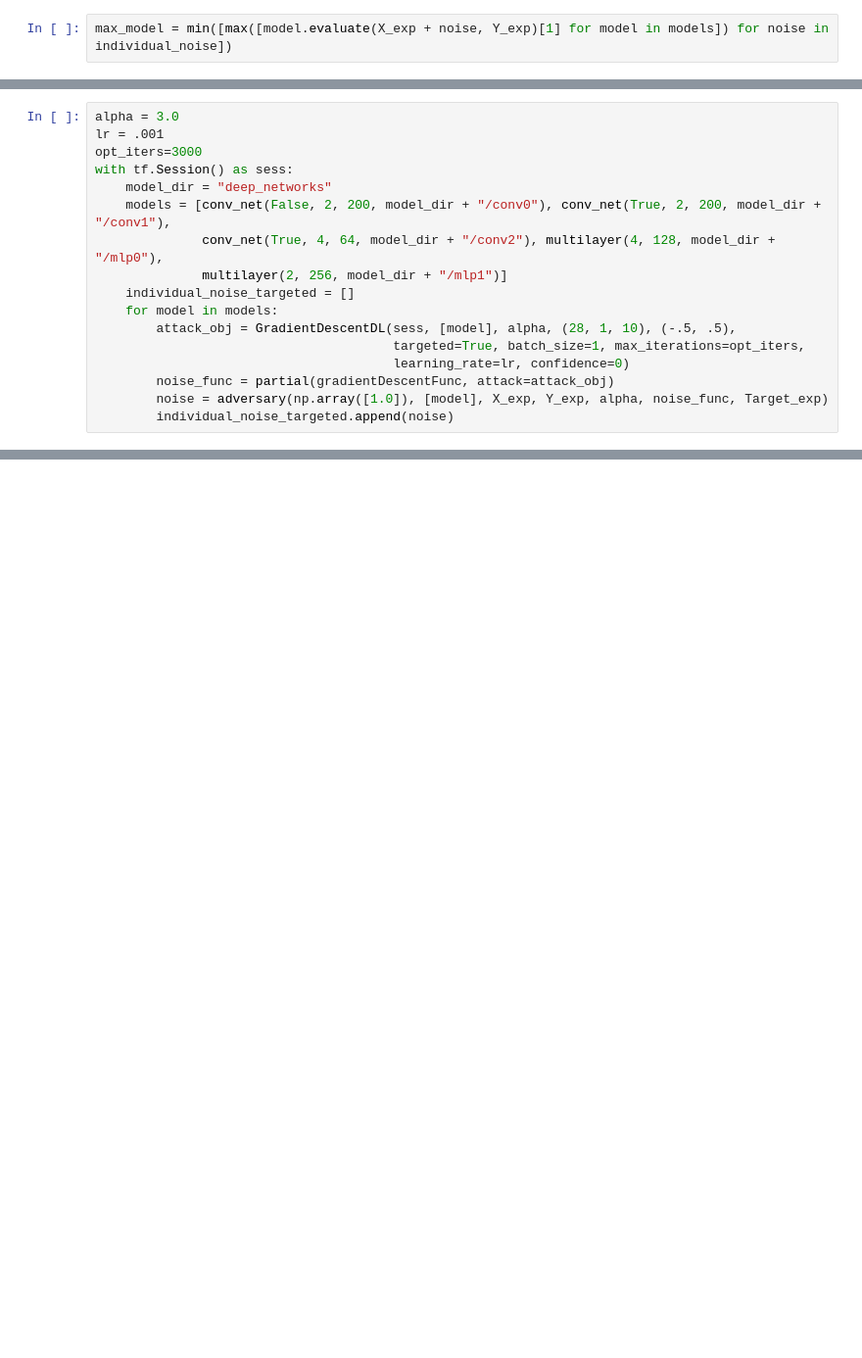
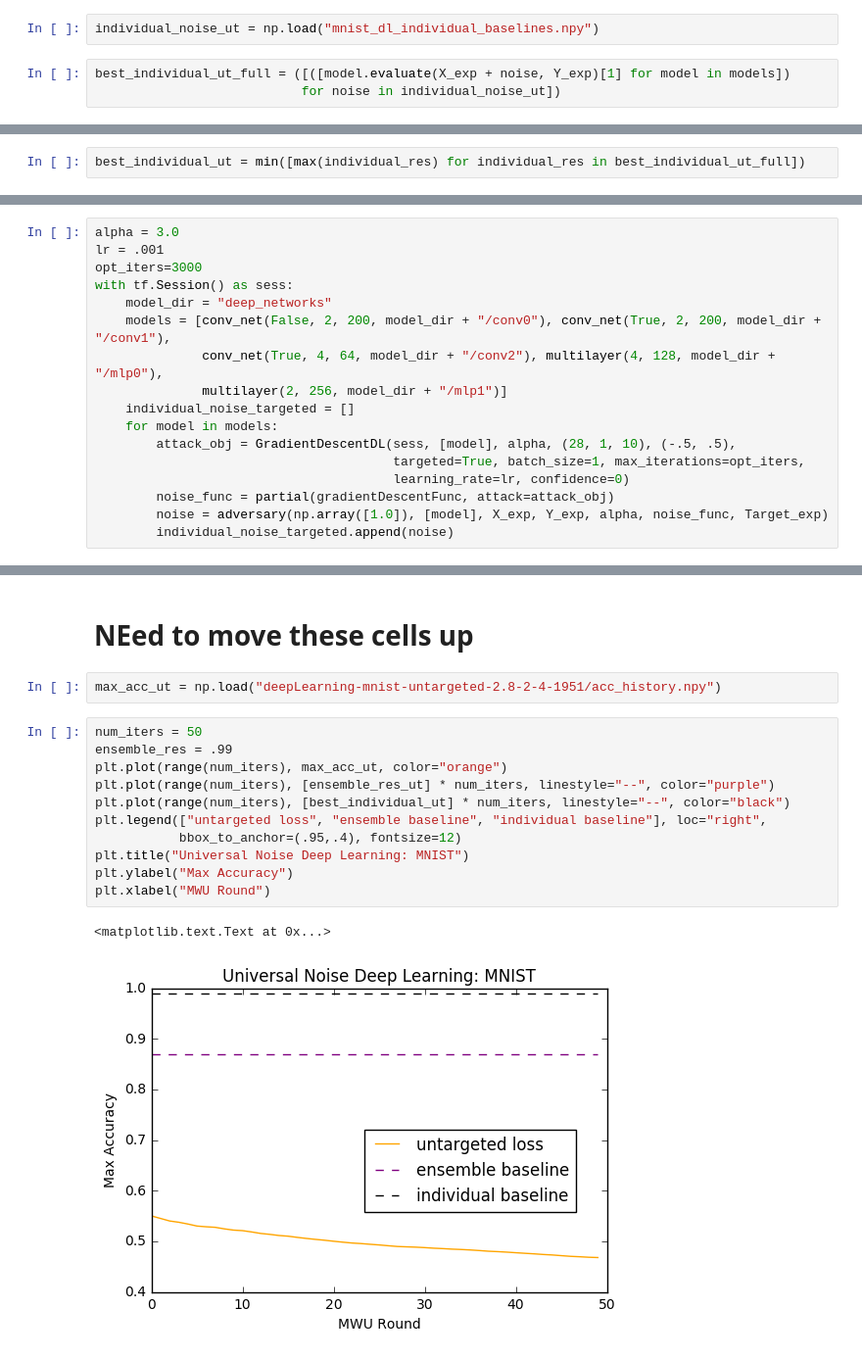
Before and after one commit to kojino/icml, a Jupyter notebook: mnist_baselines.ipynb, the cells around one changed output, grey strips where cells are left out. Shown: that part at 98% size. Saved outputs shown, nothing was run; the diff lists cells and outputs as text; blank space fills up the shorter version.

```diff
--- a/mnist_baselines.ipynb
+++ b/mnist_baselines.ipynb
@@ -123,3 +146,6 @@ with tf.Session() as sess:
+# %%
+individual_noise_ut = np.load("mnist_dl_individual_baselines.npy")
 # %%
-max_model = min([max([model.evaluate(X_exp + noise, Y_exp)[1] for model in models]) for noise in individual_noise])
+best_individual_ut_full = ([([model.evaluate(X_exp + noise, Y_exp)[1] for model in models])
+                           for noise in individual_noise_ut])
 # %% [output]
@@ -146,0 +161,2 @@ max_model
+# %%
+best_individual_ut = min([max(individual_res) for individual_res in best_individual_ut_full])
@@ -215,0 +326,18 @@ with tf.Session() as sess:
+# %% [markdown]
+# NEed to move these cells up
+# %%
+max_acc_ut = np.load("deepLearning-mnist-untargeted-2.8-2-4-1951/acc_history.npy")
+# %%
+num_iters = 50
+ensemble_res = .99
+plt.plot(range(num_iters), max_acc_ut, color="orange")
+plt.plot(range(num_iters), [ensemble_res_ut] * num_iters, linestyle="--", color="purple")
+plt.plot(range(num_iters), [best_individual_ut] * num_iters, linestyle="--", color="black")
+plt.legend(["untargeted loss", "ensemble baseline", "individual baseline"], loc="right",
+           bbox_to_anchor=(.95,.4), fontsize=12)
+plt.title("Universal Noise Deep Learning: MNIST")
+plt.ylabel("Max Accuracy")
+plt.xlabel("MWU Round")
+# %% [output]
+<matplotlib.text.Text at 0x...>
+[figure, added]
```
Also changed, not shown: parts of 38 cells of this notebook, 1 other file.
